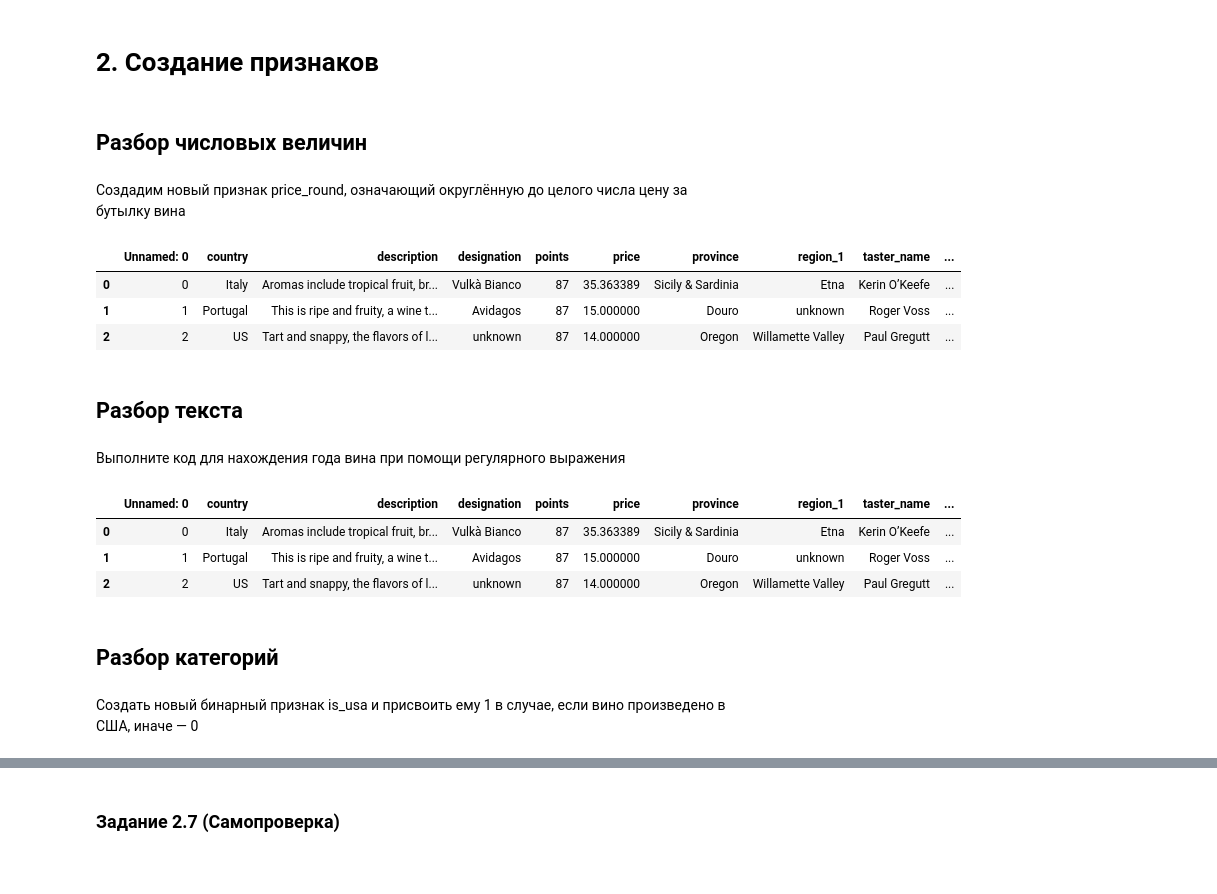
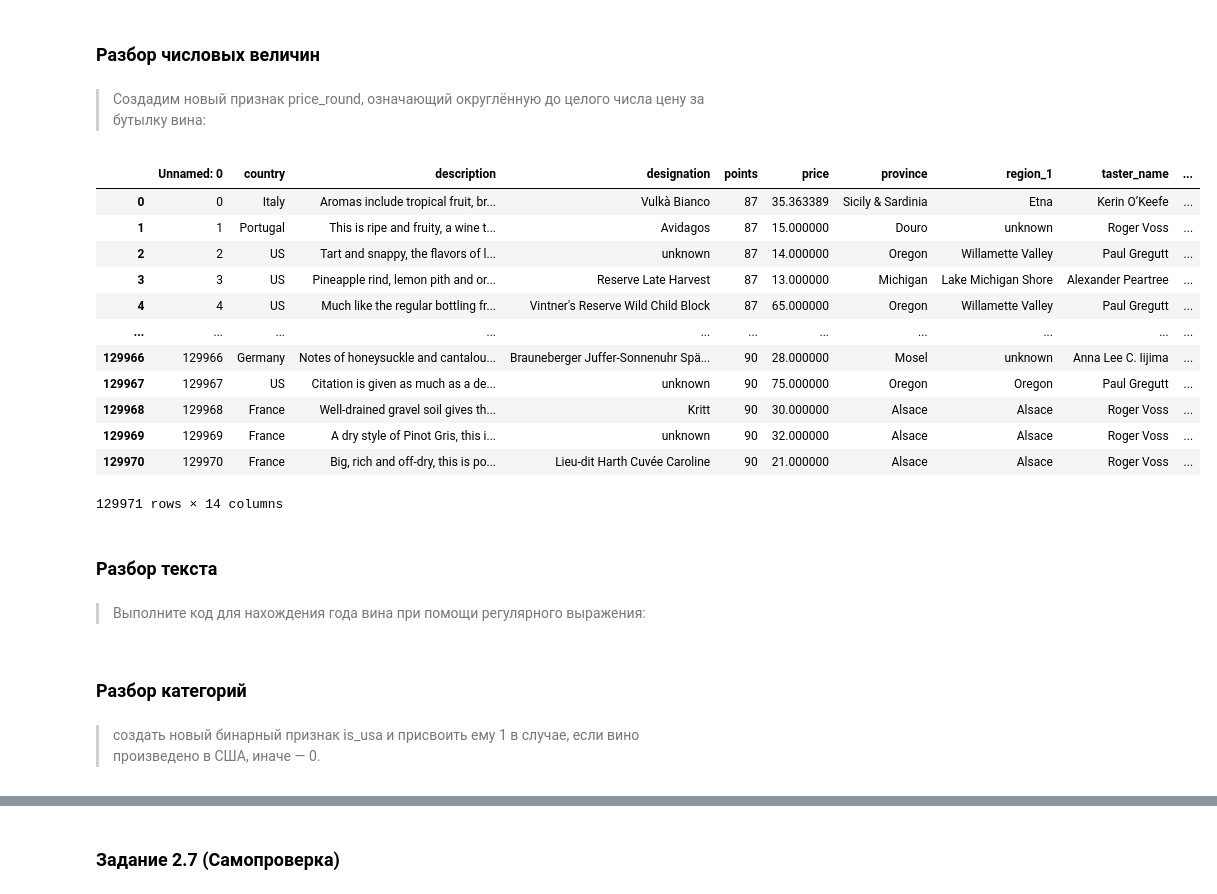
Before and after one commit to tcheredeev/skf_dsprmgu, a Jupyter notebook: Блок 3. Разведывательный анализ данных/EDA-3. Проектирование признаков/work.ipynb, the cells around one changed output, grey strips where cells are left out. Saved outputs shown, nothing was run; the diff lists cells and outputs as text; code cells hidden in the pictures; blank space fills up the shorter version.

```diff
--- a/Блок 3. Разведывательный анализ данных/EDA-3. Проектирование признаков/work.ipynb
+++ b/Блок 3. Разведывательный анализ данных/EDA-3. Проектирование признаков/work.ipynb
@@ -3,36 +13,37 @@ import pandas as pd
 # %%
-df = pd.read_csv("./data/wine_cleared.zip")
+data = pd.read_csv('data\wine_cleared.zip')
+wine_df = data.copy()
-# %% [markdown]
-# 2. Создание признаков
-# %%
-data = df.copy()
 # %% [markdown]
-## Разбор числовых величин
+### Разбор числовых величин
 # %% [markdown]
-Создадим новый признак price_round, означающий округлённую до целого числа цену за бутылку вина
+> Создадим новый признак price_round, означающий округлённую до целого числа цену за бутылку вина:
 # %%
-data["price_round"] = data["price"].round().astype(int)
-data.head(3)
+# для удобства сразу преобразуем признак в int
+data['price_round'] = data['price'].round().astype(int)
+data
 # %% [output]
 |  | Unnamed: 0 | country | description | designation | points | price | province | region_1 | taster_name | ... |
 | 0 | 0 | Italy | Aromas include tropical fruit, br... | Vulkà Bianco | 87 | 35.363389 | Sicily & Sardinia | Etna | Kerin O’Keefe | ... |
 | 1 | 1 | Portugal | This is ripe and fruity, a wine t... | Avidagos | 87 | 15.000000 | Douro | unknown | Roger Voss | ... |
 | 2 | 2 | US | Tart and snappy, the flavors of l... | unknown | 87 | 14.000000 | Oregon | Willamette Valley | Paul Gregutt | ... |
+| 3 | 3 | US | Pineapple rind, lemon pith and or... | Reserve Late Harvest | 87 | 13.000000 | Michigan | Lake Michigan Shore | Alexander Peartree | ... |
+| 4 | 4 | US | Much like the regular bottling fr... | Vintner's Reserve Wild Child Block | 87 | 65.000000 | Oregon | Willamette Valley | Paul Gregutt | ... |
+| ... | ... | ... | ... | ... | ... | ... | ... | ... | ... | ... |
+| 129966 | 129966 | Germany | Notes of honeysuckle and cantalou... | Brauneberger Juffer-Sonnenuhr Spä... | 90 | 28.000000 | Mosel | unknown | Anna Lee C. Iijima | ... |
+| 129967 | 129967 | US | Citation is given as much as a de... | unknown | 90 | 75.000000 | Oregon | Oregon | Paul Gregutt | ... |
+| 129968 | 129968 | France | Well-drained gravel soil gives th... | Kritt | 90 | 30.000000 | Alsace | Alsace | Roger Voss | ... |
+| 129969 | 129969 | France | A dry style of Pinot Gris, this i... | unknown | 90 | 32.000000 | Alsace | Alsace | Roger Voss | ... |
+| 129970 | 129970 | France | Big, rich and off-dry, this is po... | Lieu-dit Harth Cuvée Caroline | 90 | 21.000000 | Alsace | Alsace | Roger Voss | ... |
+129971 rows × 14 columns
 # %% [markdown]
-## Разбор текста
+### Разбор текста
 # %% [markdown]
-Выполните код для нахождения года вина при помощи регулярного выражения
+> Выполните код для нахождения года вина при помощи регулярного выражения:
 # %%
-regex = "\d{4}"  # регулярное выражение для нахождения чисел
-data["year"] = data["title"].str.findall(regex).str.get(0)
-data.head(3)
+regex = '\d{4}' # регулярное выражение для нахождения чисел
+data['year'] = data['title'].str.findall(regex).str.get(0)
-# %% [output]
-|  | Unnamed: 0 | country | description | designation | points | price | province | region_1 | taster_name | ... |
-| 0 | 0 | Italy | Aromas include tropical fruit, br... | Vulkà Bianco | 87 | 35.363389 | Sicily & Sardinia | Etna | Kerin O’Keefe | ... |
-| 1 | 1 | Portugal | This is ripe and fruity, a wine t... | Avidagos | 87 | 15.000000 | Douro | unknown | Roger Voss | ... |
-| 2 | 2 | US | Tart and snappy, the flavors of l... | unknown | 87 | 14.000000 | Oregon | Willamette Valley | Paul Gregutt | ... |
 # %% [markdown]
-## Разбор категорий
+### Разбор категорий
 # %% [markdown]
-Создать новый бинарный признак is_usa и присвоить ему 1 в случае, если вино произведено в США, иначе — 0
+> создать новый бинарный признак is_usa и присвоить ему 1 в случае, если вино произведено в США, иначе — 0.
 # %%
```
Also changed, not shown: parts of 134 cells of this notebook, 8 other files.
